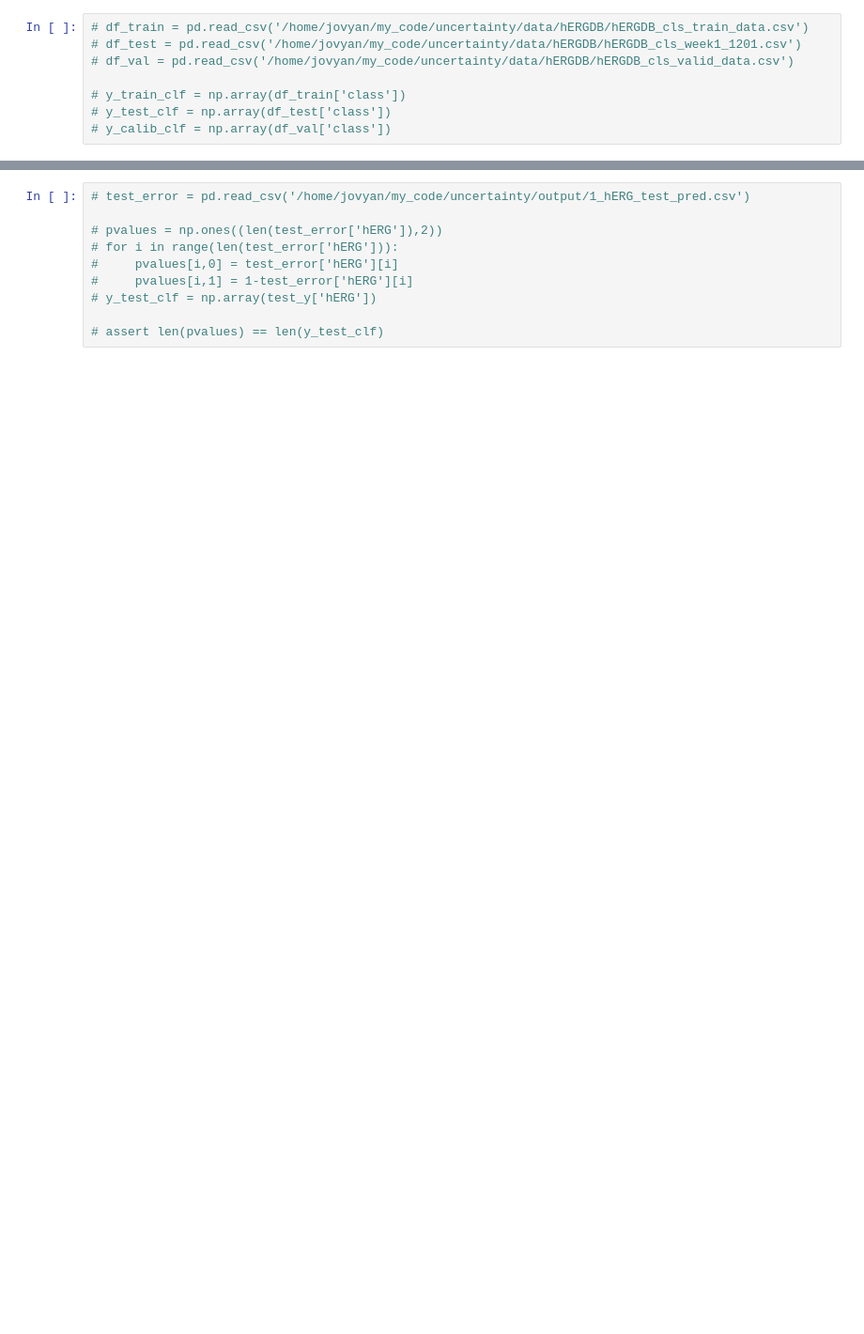
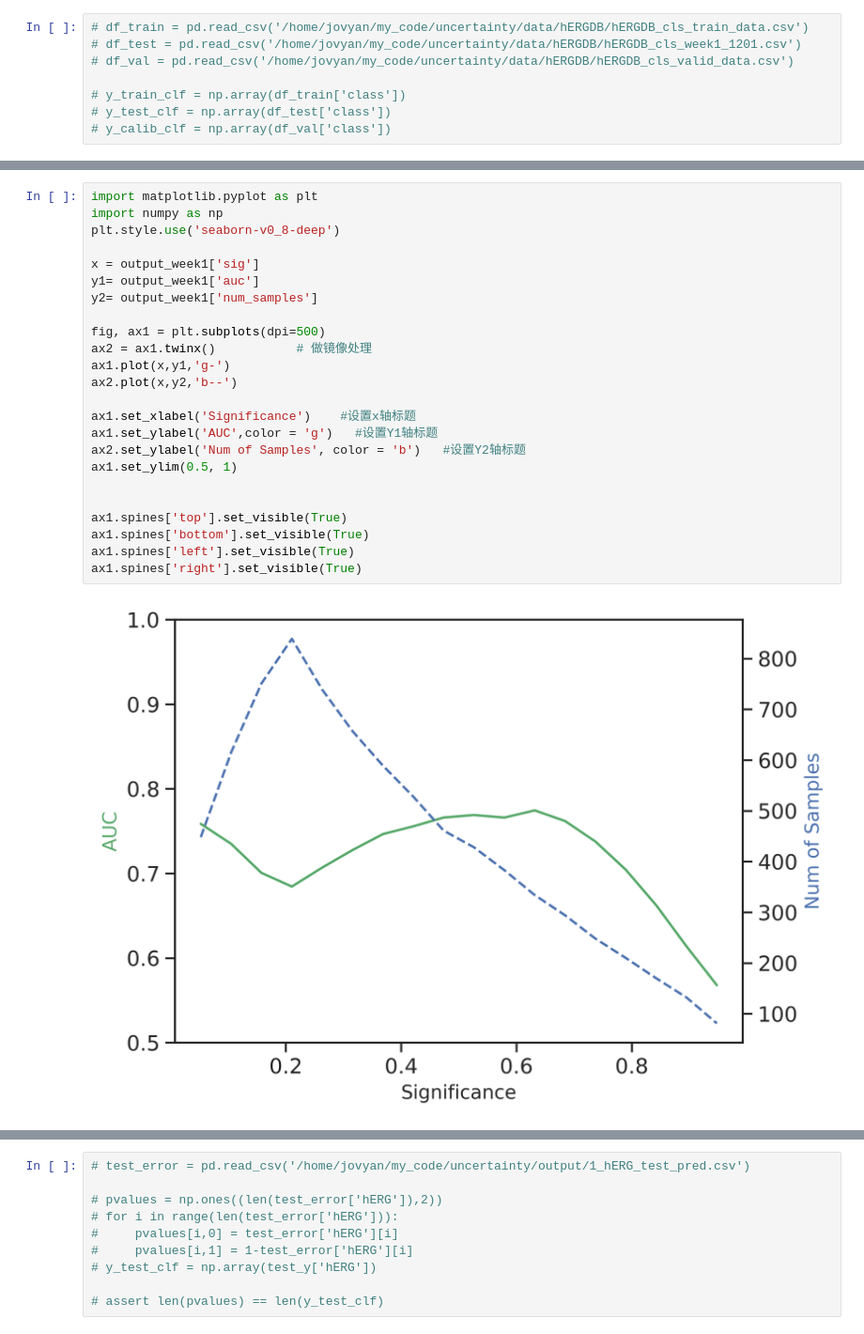
Before and after one commit to Furi5/nonconformist, a Jupyter notebook: Nonconformist_and_conformal-eval.ipynb.ipynb, the cells around one changed output, grey strips where cells are left out. Shown at 94% size. Cells and saved outputs as stored; diff of their text form; blank space fills up the shorter version.

```diff
--- a/Nonconformist_and_conformal-eval.ipynb.ipynb
+++ b/Nonconformist_and_conformal-eval.ipynb.ipynb
@@ -150,0 +240,26 @@ CP model: acc 0.7692307692307693 auc 0.7687101894500248
+# %%
+import matplotlib.pyplot as plt
+import numpy as np
+plt.style.use('seaborn-v0_8-deep')
+
+x = output_week1['sig']
+y1= output_week1['auc']
+y2= output_week1['num_samples']
+
+fig, ax1 = plt.subplots(dpi=500)
+ax2 = ax1.twinx()           # 做镜像处理
+ax1.plot(x,y1,'g-')
+ax2.plot(x,y2,'b--')
+
+ax1.set_xlabel('Significance')    #设置x轴标题
+ax1.set_ylabel('AUC',color = 'g')   #设置Y1轴标题
+ax2.set_ylabel('Num of Samples', color = 'b')   #设置Y2轴标题
+ax1.set_ylim(0.5, 1)
+
+
+ax1.spines['top'].set_visible(True)
+ax1.spines['bottom'].set_visible(True)
+ax1.spines['left'].set_visible(True)
+ax1.spines['right'].set_visible(True)
+# %% [output]
+[figure, added]
```
Also changed, not shown: parts of 25 cells of this notebook, 1 other file.
